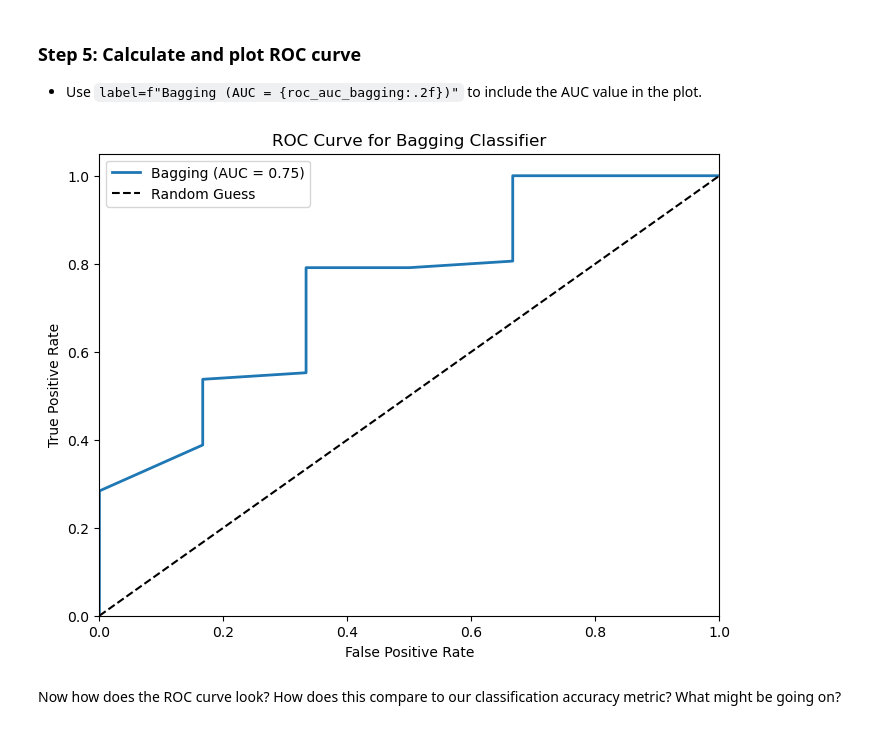
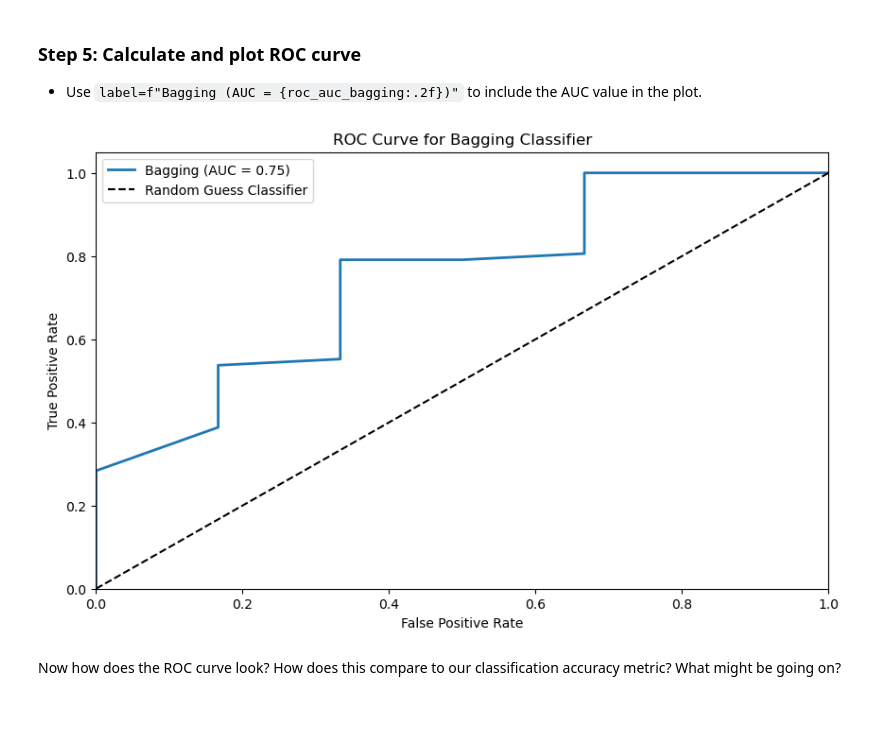
Before and after one commit to evajnewby/EDS232-labs, a Jupyter notebook: Week5/lab5-birds.ipynb, the cells around one changed output. Drawn from its saved outputs; the diff is of its cells as text; code cells hidden in the pictures.

```diff
--- a/Week5/lab5-birds.ipynb
+++ b/Week5/lab5-birds.ipynb
@@ -180,25 +180,25 @@ Bagging Classifier Accuracy: 0.945
 - Use `label=f"Bagging (AUC = {roc_auc_bagging:.2f})"` to include the AUC value in the plot.
 # %%
 # Get the predicted probabilities for the positive class
-y_prob = bag_clf.predict_proba(X_test)[:, 1]
+y_pred_prob = bag_clf.predict_proba(X_test)[:, 1]
 
 # Step 2: Compute ROC curve and AUC score
-fpr, tpr, _ = roc_curve(y_test, y_prob)
+fpr, tpr, _ = roc_curve(y_test, y_pred_prob)
 roc_auc_bagging = auc(fpr, tpr)
 
 # Step 3: Plot ROC curve
-plt.figure(figsize=(8, 6))
+plt.figure(figsize=(10, 6))
 plt.plot(fpr, tpr, label=f"Bagging (AUC = {roc_auc_bagging:.2f})", linewidth=2)
-plt.plot([0, 1], [0, 1], 'k--', label="Random Guess")
+plt.plot([0, 1], [0, 1], 'k--', label="Random Guess Classifier")
 plt.xlim([0.0, 1.0])
 plt.ylim([0.0, 1.05])
 plt.xlabel("False Positive Rate")
 plt.ylabel("True Positive Rate")
 plt.title("ROC Curve for Bagging Classifier")
 plt.legend(loc="upper left")
 plt.show()
 # %% [output]
-[figure, old version]
+[figure, new version]
 # %% [markdown]
 Now how does the ROC curve look? How does this compare to our classification accuracy metric?  What might be going on?
 # %% [markdown]
```
Also changed, not shown: parts of 3 cells of this notebook, 2 other files.
